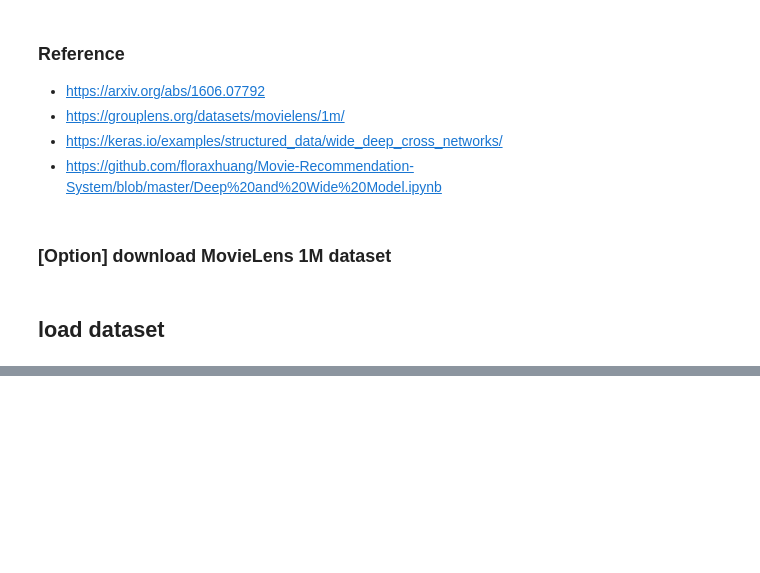
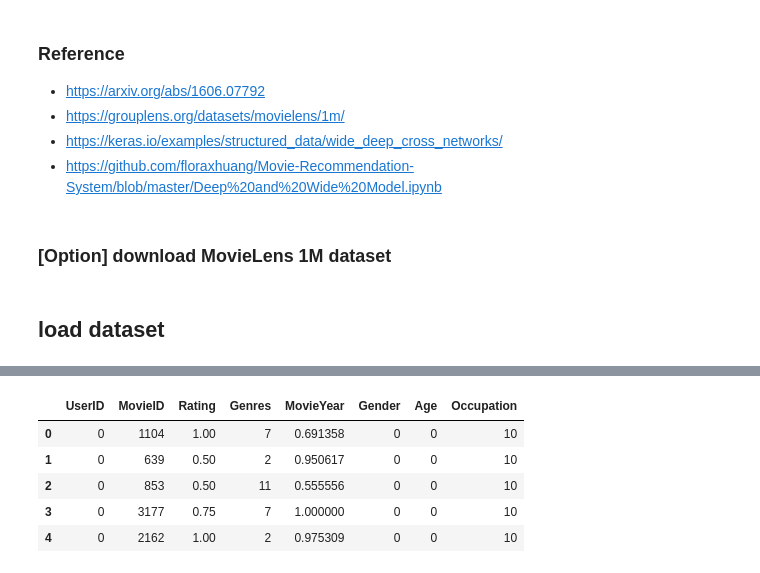
Before and after one commit to magikerwin/RecSys-tf2, a Jupyter notebook: Wide_and_Deep/Wide_and_Deep_tf2.ipynb, the cells around one changed output, grey strips where cells are left out. Drawn from its saved outputs; the diff is of its cells as text; code cells hidden in the pictures; blank space fills up the shorter version.

```diff
--- a/Wide_and_Deep/Wide_and_Deep_tf2.ipynb
+++ b/Wide_and_Deep/Wide_and_Deep_tf2.ipynb
@@ -68,0 +81,9 @@ df_total.head()
+# %%
+df_total.head()
+# %% [output]
+|  | UserID | MovieID | Rating | Genres | MovieYear | Gender | Age | Occupation |
+| 0 | 0 | 1104 | 1.00 | 7 | 0.691358 | 0 | 0 | 10 |
+| 1 | 0 | 639 | 0.50 | 2 | 0.950617 | 0 | 0 | 10 |
+| 2 | 0 | 853 | 0.50 | 11 | 0.555556 | 0 | 0 | 10 |
+| 3 | 0 | 3177 | 0.75 | 7 | 1.000000 | 0 | 0 | 10 |
+| 4 | 0 | 2162 | 1.00 | 2 | 0.975309 | 0 | 0 | 10 |
```
Also changed, not shown: parts of 23 cells of this notebook.
